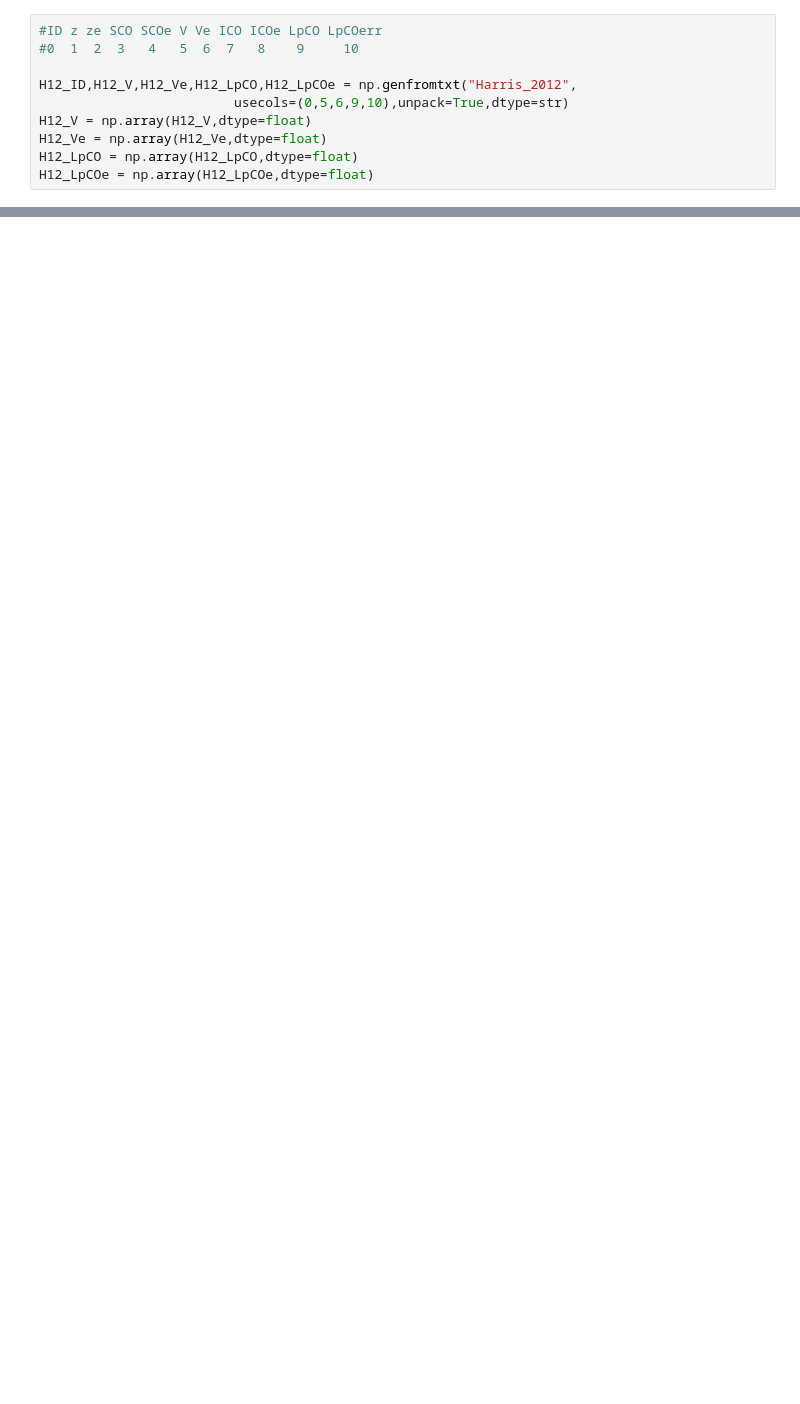
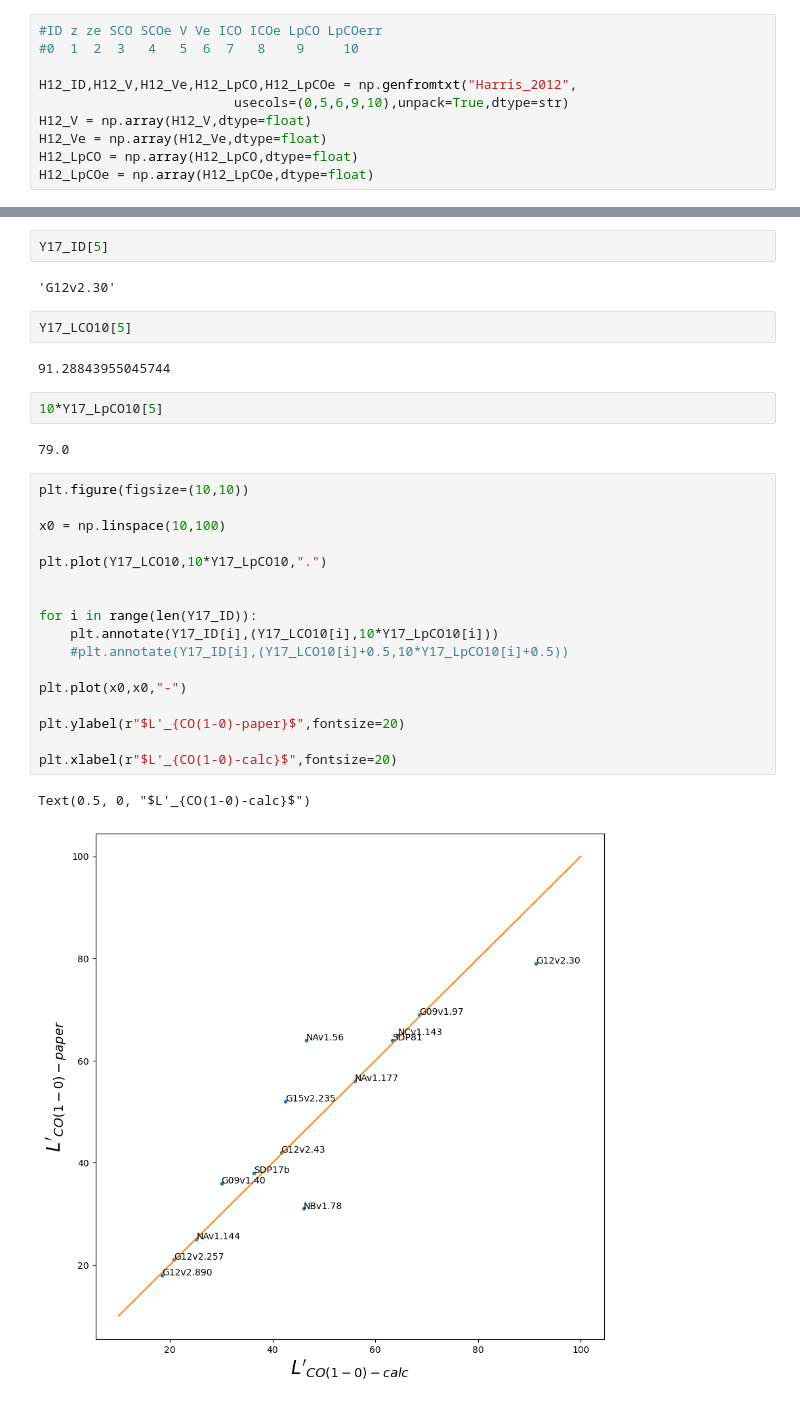
Before and after one commit to cpvargas/ACT_ALMA, a Jupyter notebook: CO_line-test2.ipynb, the cells around one changed output, grey strips where cells are left out. Cells and saved outputs as stored; diff of their text form; blank space fills up the shorter version.

```diff
--- a/CO_line-test2.ipynb
+++ b/CO_line-test2.ipynb
@@ -322,3 +425,35 @@ H12_LpCOe = np.array(H12_LpCOe,dtype=float)
+# %%
+Y17_ID[5]
+# %% [output]
+'G12v2.30'
+# %%
+Y17_LCO10[5]
+# %% [output]
+91.28843955045744
+# %%
+10*Y17_LpCO10[5]
+# %% [output]
+79.0
+# %%
+plt.figure(figsize=(10,10))
+
+x0 = np.linspace(10,100)
+
+plt.plot(Y17_LCO10,10*Y17_LpCO10,".")
+
+
+for i in range(len(Y17_ID)):
+    plt.annotate(Y17_ID[i],(Y17_LCO10[i],10*Y17_LpCO10[i]))
+    #plt.annotate(Y17_ID[i],(Y17_LCO10[i]+0.5,10*Y17_LpCO10[i]+0.5))
+
+plt.plot(x0,x0,"-")
+
+plt.ylabel(r"$L'_{CO(1-0)-paper}$",fontsize=20)
+
+plt.xlabel(r"$L'_{CO(1-0)-calc}$",fontsize=20)
+# %% [output]
+Text(0.5, 0, "$L'_{CO(1-0)-calc}$")
+[figure, added]
 # %%
 
 x0 = np.linspace(80,2000)
```
Also changed, not shown: parts of 30 cells of this notebook.
